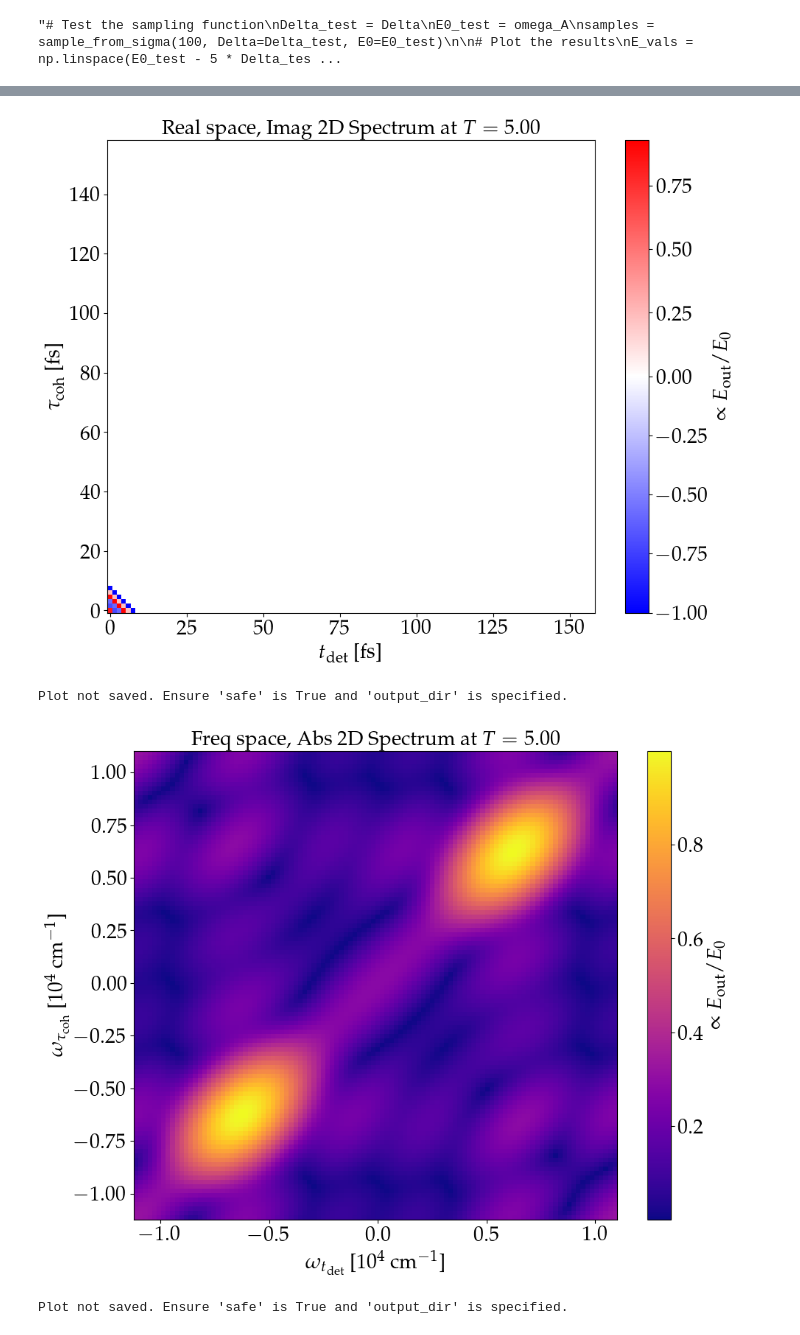
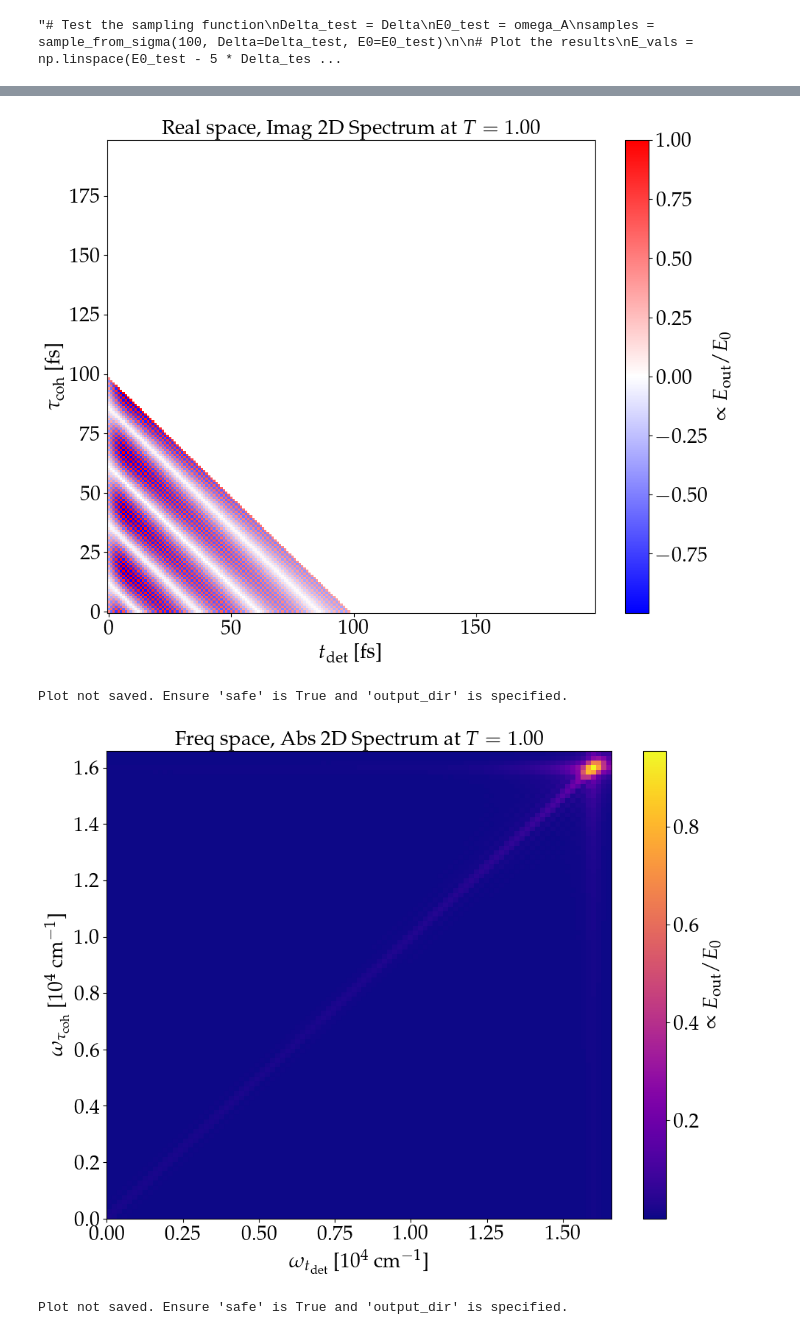
Before and after one commit to LBPhysics/2025_master_thesis_leopold_bodamer, a Jupyter notebook: code/python/replicate_paper_eqs_I.ipynb, the cells around one changed output, grey strips where cells are left out. Drawn from its saved outputs; the diff is of its cells as text; code cells hidden in the pictures.

```diff
--- a/code/python/replicate_paper_eqs_I.ipynb
+++ b/code/python/replicate_paper_eqs_I.ipynb
@@ -893,7 +892,7 @@ def check_the_solver(psi_ini, times, e_ops_list):
 
     return result
 
-def compute_two_dimensional_polarization(T_wait, phi_0, phi_1, times=np.array([]), spacing=fine_spacing, t_max=t_max, omega_at=omega_A):
+def compute_two_dimensional_polarization(T_wait, phi_0, phi_1, times, omega_at=omega_A, plot_example=False):
     """
     Compute the two-dimensional polarization for a given waiting time (T_wait) and
     the phases of the first and second pulses (phi_0, phi_1).
@@ -925,10 +924,11 @@ def compute_two_dimensional_polarization(T_wait, phi_0, phi_1, times=np.array([]
     idx_start_1_max = np.abs(times - (tau_coh_vals[-1] - Delta_ts[1])).argmin()
     times_0 = times[: idx_start_1_max + 1] # definetly not empty except for when T_wait >= t_max
     if times_0.size == 0:
-        times_0 = times[:idx_end_0+1]
+        times_0 = times[idx_start_0:idx_end_0+1]
     # calculate the evolution of the first pulse in the desired range for tau_coh
 
     pulse_0=(t_start_0, phi_0)
+
     data_0 = compute_pulse_evolution(psi_ini, times_0, curr=pulse_0, omega_at=omega_at)
     # for every tau_coh value -> calculate the next two pulses          # print(f"(T_wait): {T_wait}, (t_max): {t_max}")
     for tau_idx, tau_coh in enumerate(tau_coh_vals):                    # print(tau_coh, tau_idx)
@@ -986,7 +986,7 @@ def compute_two_dimensional_polarization(T_wait, phi_0, phi_1, times=np.array([]
                     )                                                                   # print(f"(t_det): {t_det}, (tau_coh): {tau_coh}, (data): {value}, Time index in times_2: {t_idx_in_times_2}")
 
                     # make one plot for this case
-                    if (t_idx == 0 and tau_idx == len(tau_coh_vals)//3):
+                    if (t_idx == 0 and tau_idx == len(tau_coh_vals)//3 and plot_example):
                         # Prepare the data for plotting
                         """print("times_0: ", times_0[0], times_0[1],"...",  times_0[-1], "len", len(times_0))
                         print("times_1: ", times_1[0])# , times_1[1],"...",  times_1[-1], "len", len(times_1))
@@ -1294,14 +1294,14 @@ plt.show()"""
 # %% [output]
 "# Test the sampling function\nDelta_test = Delta\nE0_test = omega_A\nsamples = sample_from_sigma(100, Delta=Delta_test, E0=E0_test)\n\n# Plot the results\nE_vals = np.linspace(E0_test - 5 * Delta_tes ...
 # %%
-t_max = 0.075*t_max_r
+t_max = 1*t_max_r
 times = np.arange(
-    -Delta_ts[0], t_max, 10*fine_spacing
+    -Delta_ts[0], t_max, 1*fine_spacing
 )  # High-resolution times array to do the evolutions
 print("times: ", times[0], times[1],"...",  times[-1], "len", len(times))
 
 #  TODO ALWAYS CHECK Before running a serious simulation
-# result = check_the_solver(psi_ini, np.arange(-Delta_ts[0], 20*t_max, 10*fine_spacing), e_ops_list)
+result = check_the_solver(psi_ini, np.arange(-Delta_ts[0], 20*t_max, 10*fine_spacing), e_ops_list)
 print("the evolution is actually unphisical after:", time_cut, "fs")
 times_T = (
     np.array([0, 1])# , 16, 30, 46, 62, 108, 140, 310])
@@ -1535,7 +1536,7 @@ def for_one_time_calc_phase_comb(T_wait, phases, times):
     i = 0
     for phi1 in phases:
         for phi2 in phases:
-            _, _, data = compute_two_dimensional_polarization(T_wait, phi1, phi2, times=times)
+            _, _, data = compute_two_dimensional_polarization(T_wait, phi1, phi2, times=times, plot_example=False)
             data_array[i] = data
             i += 1
     # Average all the 2D data arrays
@@ -1558,9 +1559,7 @@ def parallel_process_all_combinations(phases, times_T, times):
         results.append(averaged_data)
     return results
 
-
 def extend_and_plot_results(averaged_results, times_T, times, extend_for=None):
-    print(times_T)
     global_ts, global_taus = get_tau_cohs_and_t_dets_for_T_wait(times, times_T[0])
     global_nu_ts, global_nu_taus, _ = compute_2d_fft_wavenumber(global_ts, global_taus, np.zeros((len(global_ts), len(global_taus))))
 
@@ -1581,7 +1580,7 @@ def extend_and_plot_results(averaged_results, times_T, times, extend_for=None):
 
     for (i, data) in enumerate(averaged_results):
         T_wait = times_T[i]
-
+        print(T_wait)
         ts, taus = get_tau_cohs_and_t_dets_for_T_wait(times, T_wait)
         if extend_for is not None:
             ts, taus, data = extend_time_tau_axes(ts, taus, data, pad_rows=extend_for, pad_cols=extend_for)
@@ -1634,6 +1633,12 @@ def extend_and_plot_results(averaged_results, times_T, times, extend_for=None):
         positive=True
     )
 # %%
-times_T = [0, 5]
-RESULT = parallel_process_all_combinations([0] ,times_T=times_T, times=times, extend_for=extend_for)
+# Test the function and plot the data
+t_max_test     = 100
+fine_spacing_test = 1
+times_test     = np.arange(-Delta_ts[0], t_max_test, fine_spacing_test)
+print(times_test)
+times_T_test        = np.array([0, 1])
+
+RESULT = parallel_process_all_combinations(phases ,times_T=times_T_test, times=times_test)
 # %% [output]
@@ -1641,4 +1653,4 @@ TypeError: parallel_process_all_combinations() got an unexpected keyword argumen
 # %%
 # Example usage
-extend_and_plot_results(RESULT, times_T, times, extend_for=extend_for)
+extend_and_plot_results(RESULT, times_T_test, times_test, extend_for=extend_for)
 # %% [output]
@@ -1650,5 +1663,5 @@ Plot not saved. Ensure 'safe' is True and 'output_dir' is specified.
 Plot not saved. Ensure 'safe' is True and 'output_dir' is specified.
-[figure, old version]
+[figure, new version]
 Plot not saved. Ensure 'safe' is True and 'output_dir' is specified.
-[figure, old version]
+[figure, new version]
 Plot not saved. Ensure 'safe' is True and 'output_dir' is specified.
```
Also changed, not shown: parts of 6 cells of this notebook, 5 other files.
